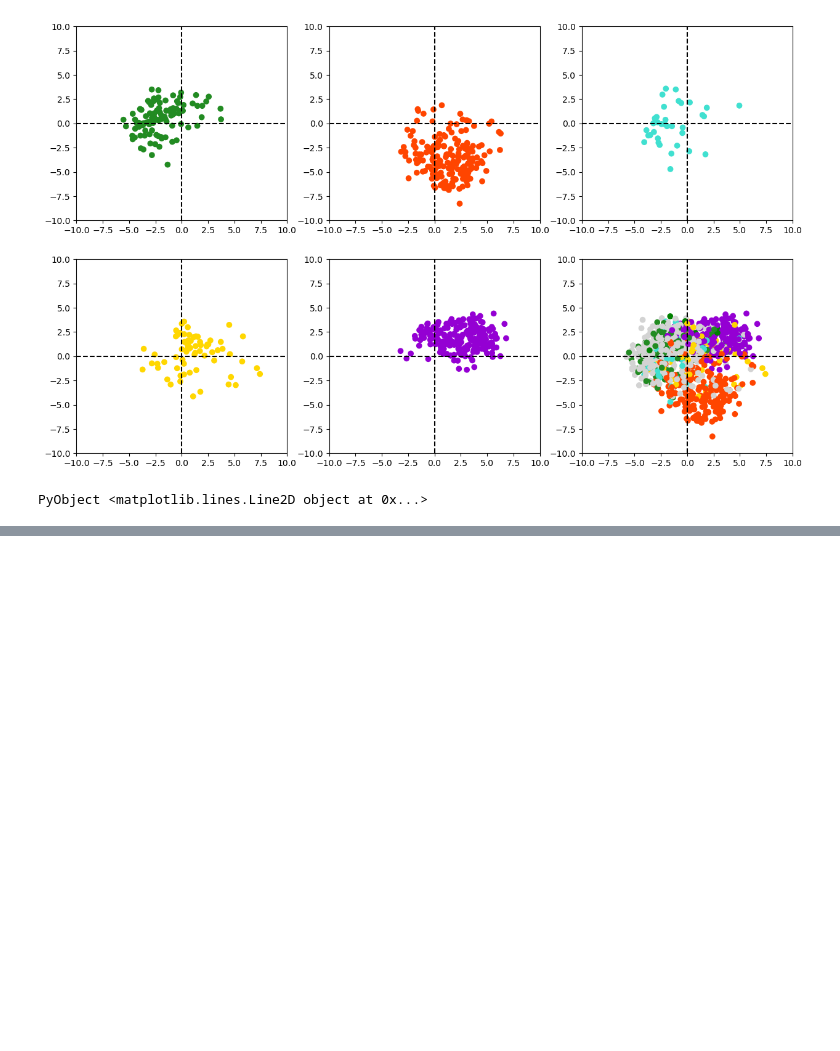
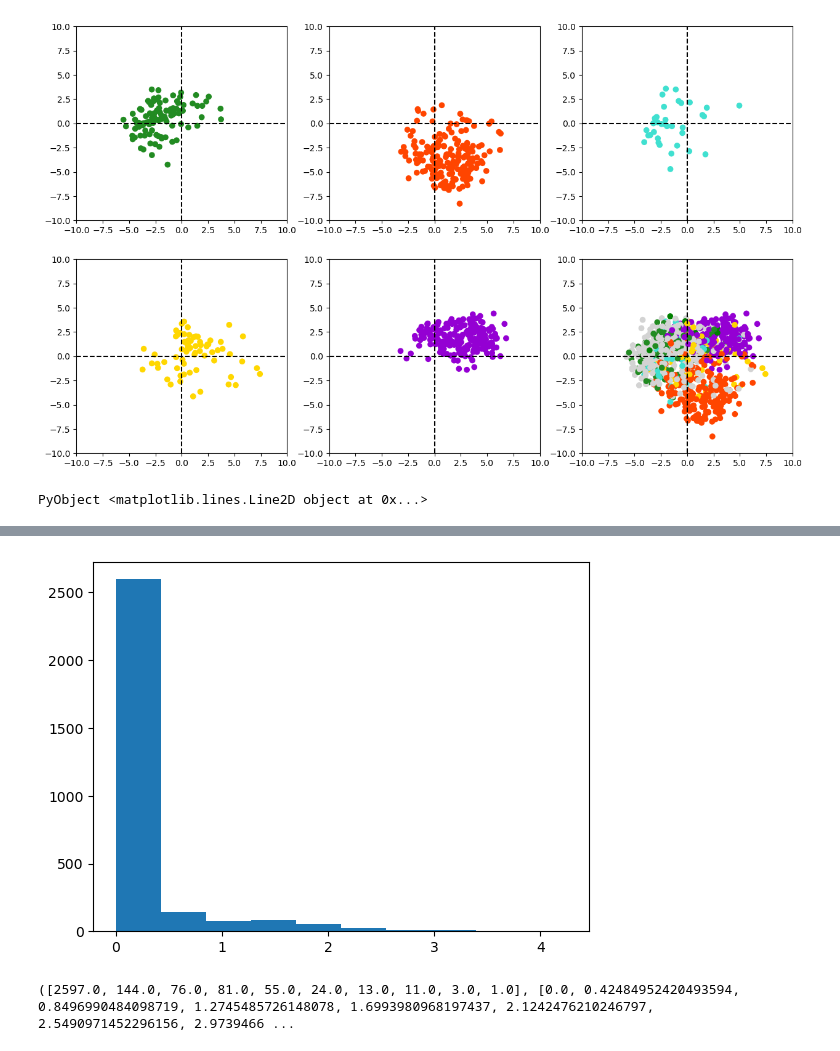
Before and after one commit to ssehztirom/patternextractor.jl, a Jupyter notebook: LogLinearModelingEvaluation.ipynb, the cells around one changed output, grey strips where cells are left out. Drawn from its saved outputs; the diff is of its cells as text; code cells hidden in the pictures; blank space fills up the shorter version.

```diff
--- a/LogLinearModelingEvaluation.ipynb
+++ b/LogLinearModelingEvaluation.ipynb
@@ -1118,0 +1310,2 @@ PyObject <matplotlib.lines.Line2D object at 0x...>
+# %%
+x1 = a1.countmatrix
@@ -1118,0 +1516,5 @@ PyObject <matplotlib.lines.Line2D object at 0x...>
+# %%
+PyPlot.hist(log.(res2[200,:] .+1))
+# %% [output]
+[figure, added]
+([2597.0, 144.0, 76.0, 81.0, 55.0, 24.0, 13.0, 11.0, 3.0, 1.0], [0.0, 0.42484952420493594, 0.8496990484098719, 1.2745485726148078, 1.6993980968197437, 2.1242476210246797, 2.5490971452296156, 2.9739466 ...
```
Also changed, not shown: parts of 55 cells of this notebook.
